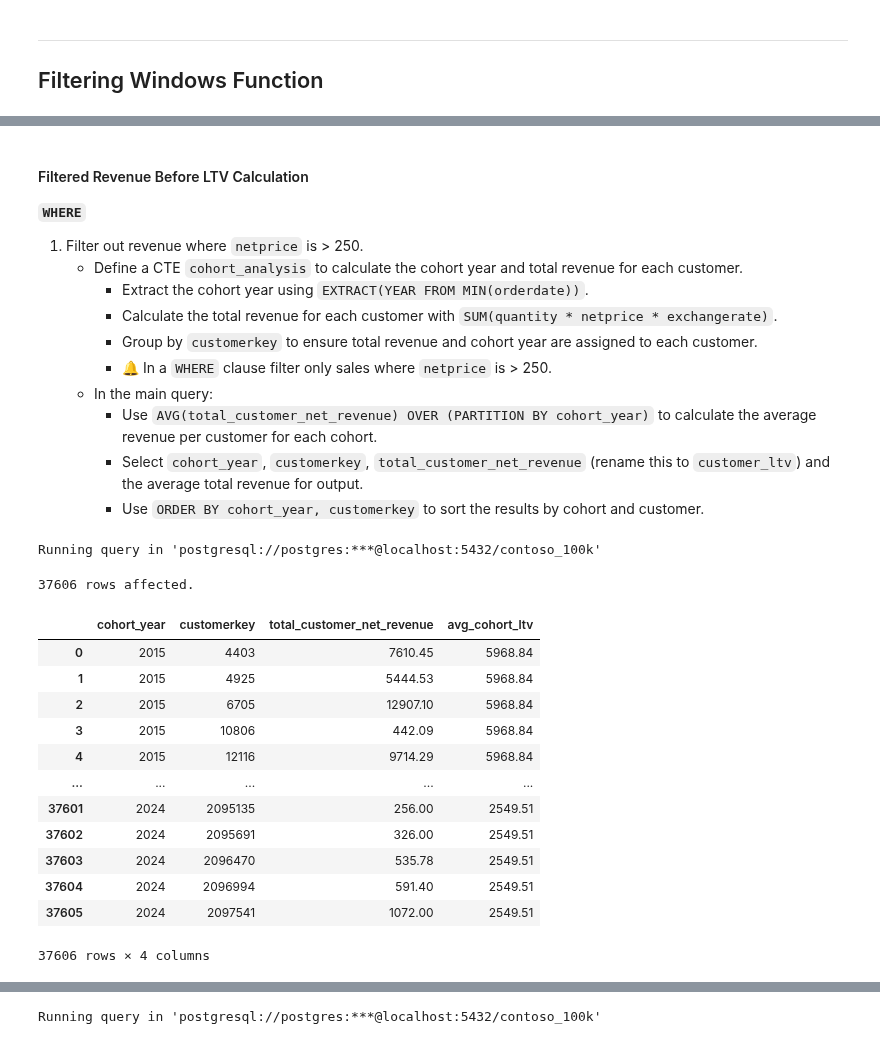
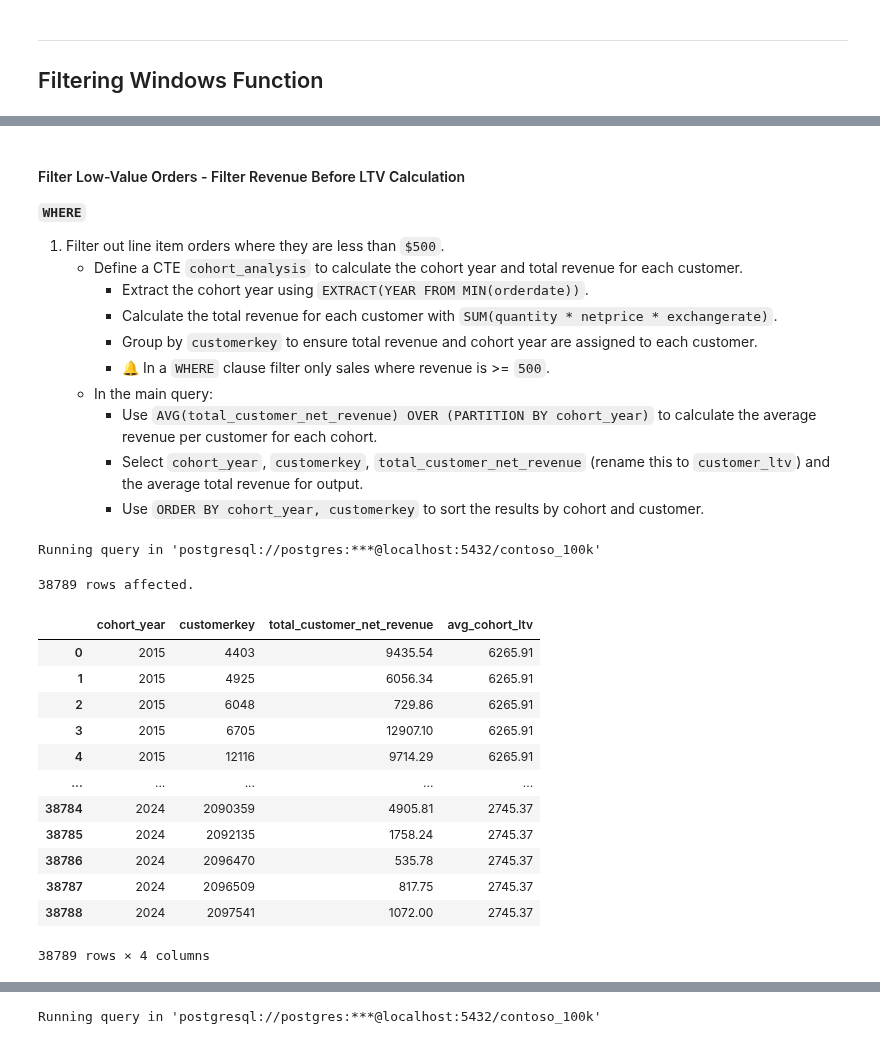
Before and after one commit to mgamzec/SQL_Data_Analytics_Project, a Jupyter notebook: 3_Windows_Functions/2_Aggregation.ipynb, the cells around one changed output, grey strips where cells are left out. Saved outputs shown, nothing was run; the diff lists cells and outputs as text; code cells hidden in the pictures.

```diff
--- a/3_Windows_Functions/2_Aggregation.ipynb
+++ b/3_Windows_Functions/2_Aggregation.ipynb
@@ -654,15 +709,15 @@ Running query in 'postgresql://postgres:***@localhost:5432/contoso_100k'
 - Filter out average lifetime values for each cohort, ensuring only high-value users (avg_revenue > 5000).
 # %% [markdown]
-#### Filtered Revenue Before LTV Calculation
+#### Filter Low-Value Orders - Filter Revenue Before LTV Calculation
 
 **`WHERE`**
 
-1. Filter out revenue where `netprice` is > 250.
+1. Filter out line item orders where they are less than `$500`.
    - Define a CTE `cohort_analysis` to calculate the cohort year and total revenue for each customer.
         - Extract the cohort year using `EXTRACT(YEAR FROM MIN(orderdate))`.
         - Calculate the total revenue for each customer with `SUM(quantity * netprice * exchangerate)`.
         - Group by `customerkey` to ensure total revenue and cohort year are assigned to each customer.
-        - 🔔 In a `WHERE` clause filter only sales where `netprice` is > 250.
+        - 🔔 In a `WHERE` clause filter only sales where revenue is >= `500`.
    - In the main query:
         - Use `AVG(total_customer_net_revenue) OVER (PARTITION BY cohort_year)` to calculate the average revenue per customer for each cohort.
         - Select `cohort_year`, `customerkey`, `total_customer_net_revenue` (rename this to `customer_ltv`) and the average total revenue for output.
@@ -670,41 +725,41 @@ Running query in 'postgresql://postgres:***@localhost:5432/contoso_100k'
 # %%
 %%sql
 
 WITH cohort_analysis AS (
     SELECT
         EXTRACT(YEAR FROM MIN(orderdate)) AS cohort_year,
         customerkey,
         SUM(quantity * netprice * exchangerate) AS total_customer_net_revenue
     FROM sales
-    WHERE netprice > 250 -- Added
+    WHERE (quantity * netprice * exchangerate) >= 500 -- Added
     GROUP BY
         customerkey
 )
 
 SELECT
     cohort_year,
     customerkey,
     total_customer_net_revenue,
     AVG(total_customer_net_revenue) OVER (PARTITION BY cohort_year) AS avg_cohort_ltv
 FROM cohort_analysis
 ORDER BY
     cohort_year,
     customerkey
 ;
 # %% [output]
 Running query in 'postgresql://postgres:***@localhost:5432/contoso_100k'
-37606 rows affected.
+38789 rows affected.
 |  | cohort_year | customerkey | total_customer_net_revenue | avg_cohort_ltv |
-| 0 | 2015 | 4403 | 7610.45 | 5968.84 |
-| 1 | 2015 | 4925 | 5444.53 | 5968.84 |
-| 2 | 2015 | 6705 | 12907.10 | 5968.84 |
-| 3 | 2015 | 10806 | 442.09 | 5968.84 |
-| 4 | 2015 | 12116 | 9714.29 | 5968.84 |
+| 0 | 2015 | 4403 | 9435.54 | 6265.91 |
+| 1 | 2015 | 4925 | 6056.34 | 6265.91 |
+| 2 | 2015 | 6048 | 729.86 | 6265.91 |
+| 3 | 2015 | 6705 | 12907.10 | 6265.91 |
+| 4 | 2015 | 12116 | 9714.29 | 6265.91 |
 | ... | ... | ... | ... | ... |
-| 37601 | 2024 | 2095135 | 256.00 | 2549.51 |
-| 37602 | 2024 | 2095691 | 326.00 | 2549.51 |
-| 37603 | 2024 | 2096470 | 535.78 | 2549.51 |
-| 37604 | 2024 | 2096994 | 591.40 | 2549.51 |
-| 37605 | 2024 | 2097541 | 1072.00 | 2549.51 |
+| 38784 | 2024 | 2090359 | 4905.81 | 2745.37 |
+| 38785 | 2024 | 2092135 | 1758.24 | 2745.37 |
+| 38786 | 2024 | 2096470 | 535.78 | 2745.37 |
+| 38787 | 2024 | 2096509 | 817.75 | 2745.37 |
+| 38788 | 2024 | 2097541 | 1072.00 | 2745.37 |
-37606 rows × 4 columns
+38789 rows × 4 columns
 # %% [markdown]
```
Also changed, not shown: parts of 12 cells of this notebook, 3 other files.
